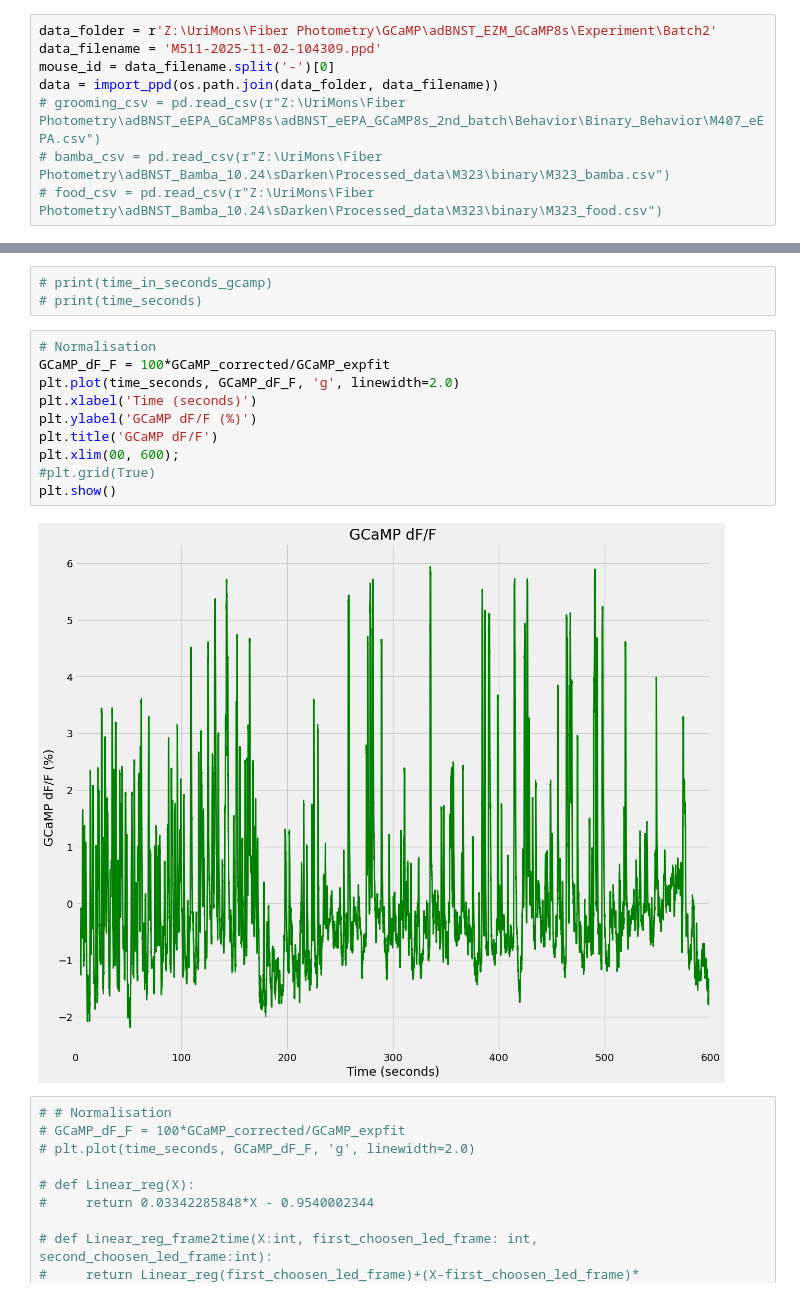
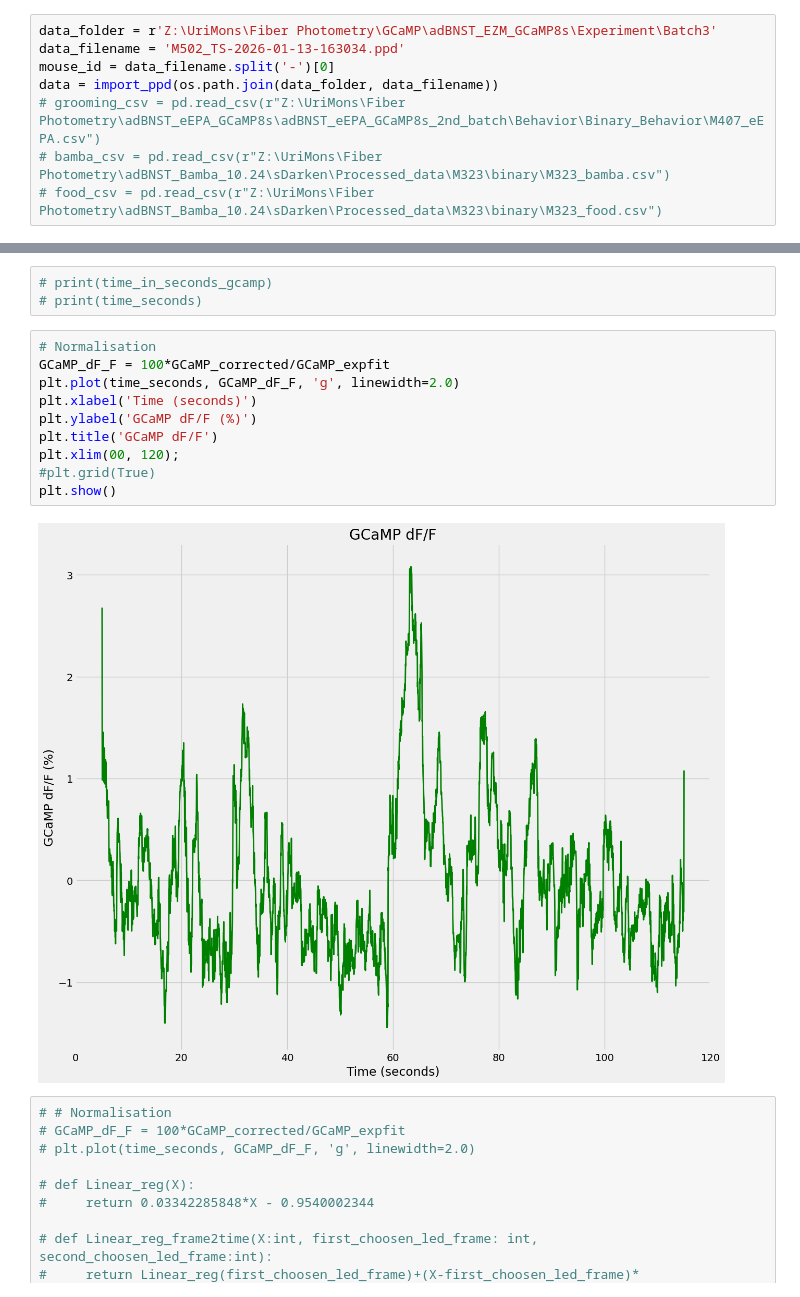
Before and after one commit to urimons/fiber_photometry, a Jupyter notebook: pyphotometry_QuickLook.ipynb, the cells around one changed output, grey strips where cells are left out. Cells and saved outputs as stored; diff of their text form.

```diff
--- a/pyphotometry_QuickLook.ipynb
+++ b/pyphotometry_QuickLook.ipynb
@@ -12,8 +12,8 @@ import IPython
 from IPython.display import HTML
 from matplotlib.animation import FuncAnimation , PillowWriter
 # %%
-data_folder = r'Z:\UriMons\Fiber Photometry\GCaMP\adBNST_EZM_GCaMP8s\Experiment\Batch2'
-data_filename = 'M511-2025-11-02-104309.ppd'
+data_folder = r'Z:\UriMons\Fiber Photometry\GCaMP\adBNST_EZM_GCaMP8s\Experiment\Batch3'
+data_filename = 'M502_TS-2026-01-13-163034.ppd'
 mouse_id = data_filename.split('-')[0]
 data = import_ppd(os.path.join(data_folder, data_filename))
 # grooming_csv = pd.read_csv(r"Z:\UriMons\Fiber Photometry\adBNST_eEPA_GCaMP8s\adBNST_eEPA_GCaMP8s_2nd_batch\Behavior\Binary_Behavior\M407_eEPA.csv")
@@ -164,15 +164,15 @@ time_in_seconds_gcamp = np.arange(len(GCaMP_dF_F)) / gcamp_fps
 # %%
 # Normalisation
 GCaMP_dF_F = 100*GCaMP_corrected/GCaMP_expfit
 plt.plot(time_seconds, GCaMP_dF_F, 'g', linewidth=2.0)
 plt.xlabel('Time (seconds)')
 plt.ylabel('GCaMP dF/F (%)')
 plt.title('GCaMP dF/F')
-plt.xlim(00, 600);
+plt.xlim(00, 120);
 #plt.grid(True)
 plt.show()
 # %% [output]
-[figure, old version]
+[figure, new version]
 # %%
 # # Normalisation
 # GCaMP_dF_F = 100*GCaMP_corrected/GCaMP_expfit
```
Also changed, not shown: parts of 3 cells of this notebook, 31 other files.
